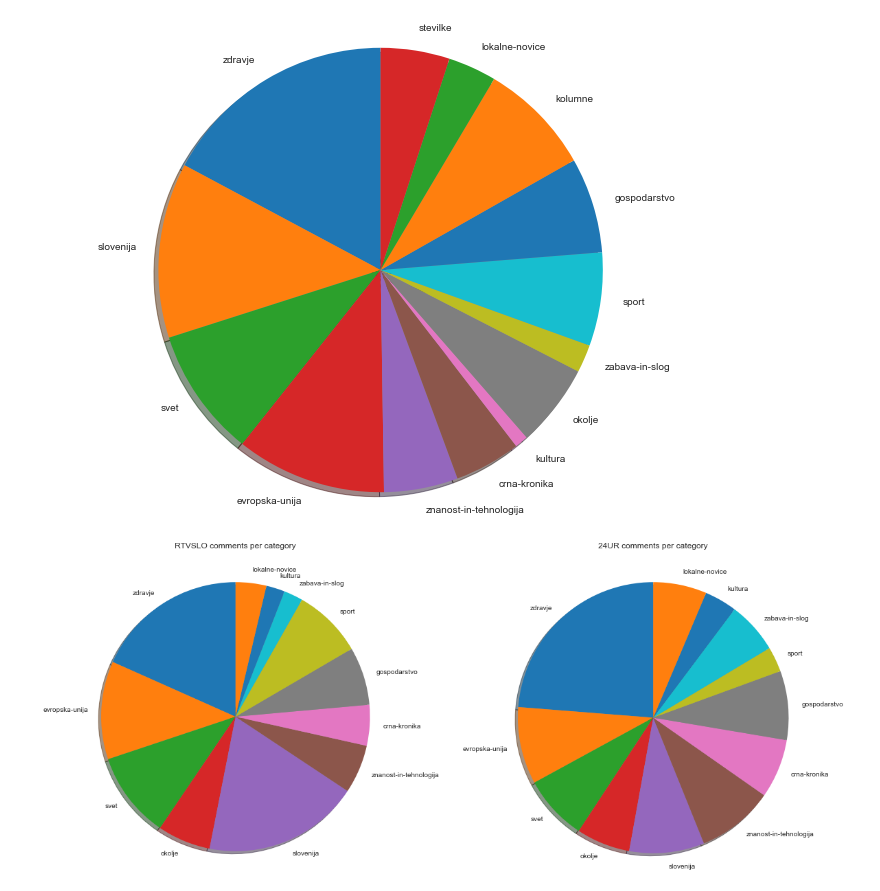
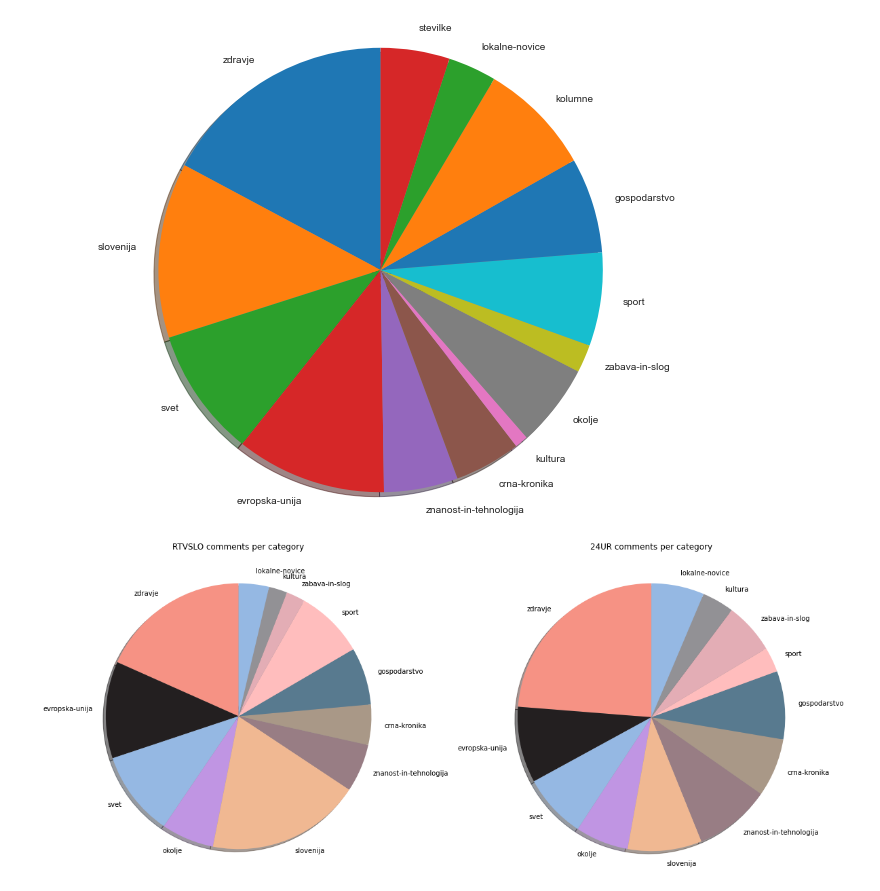
Before and after one commit to Kronii/NLP-2022, a Jupyter notebook: src/parsers/final_data_parser.ipynb, the cells around one changed output. Saved outputs shown, nothing was run; the diff lists cells and outputs as text; code cells hidden in the pictures.

Commit message:
Update pie plots and README.md

```diff
--- a/src/parsers/final_data_parser.ipynb
+++ b/src/parsers/final_data_parser.ipynb
@@ -168,23 +168,25 @@ for category in category_data_24ur:
         filtered_categories_24ur_avg.append(sum(category_data_24ur[category]) / len(category_data_24ur[category]))
         category_names_24ur.append(category)
 # %%
+c = ["#f69284", "#231f20", "#95b8e3", "#c095e3", "#f0b892", "#987d84", "#a99887", "#587a8f", "#ffbdbd", "#e3adb5", "#929195", "#95b8e3", "#95dfe3"]
+
 # Pie chart, where the slices will be ordered and plotted counter-clockwise:
 labels = category_names
 sizes = filtered_categories_avg
 # explode = (0, 0.1, 0, 0)  # only "explode" the 2nd slice (i.e. 'Hogs')
 
 fig1, (ax1, ax2) = plt.subplots(1, 2, figsize=(20, 8), facecolor="white")
-ax1.pie(sizes, labels=labels, shadow=True, startangle=90)
+ax1.pie(sizes, labels=labels, shadow=True, startangle=90, colors=c)
 ax1.axis('equal')  # Equal aspect ratio ensures that pie is drawn as a circle.
 ax1.set_title("RTVSLO comments per category", pad=30)
 
 labels = category_names_24ur
 sizes = filtered_categories_24ur_avg
-ax2.pie(sizes, labels=labels, shadow=True, startangle=90)
+ax2.pie(sizes, labels=labels, shadow=True, startangle=90, colors=c)
 ax2.axis('equal')  # Equal aspect ratio ensures that pie is drawn as a circle.
 ax2.set_title("24UR comments per category", pad=30)
 
 plt.savefig("../img/pie_plots.png", bbox_inches='tight')
 plt.show()
 # %% [output]
-[figure, old version]
+[figure, new version]
```
Also changed, not shown: 2 other files.
